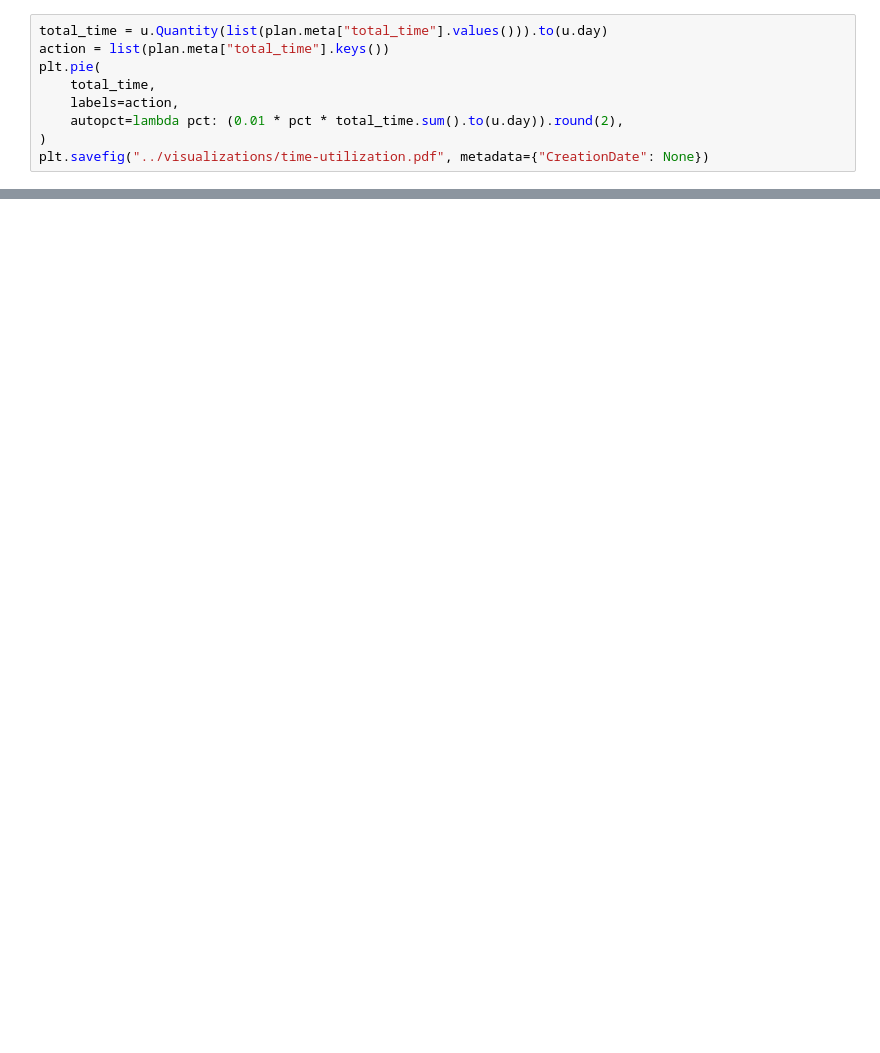
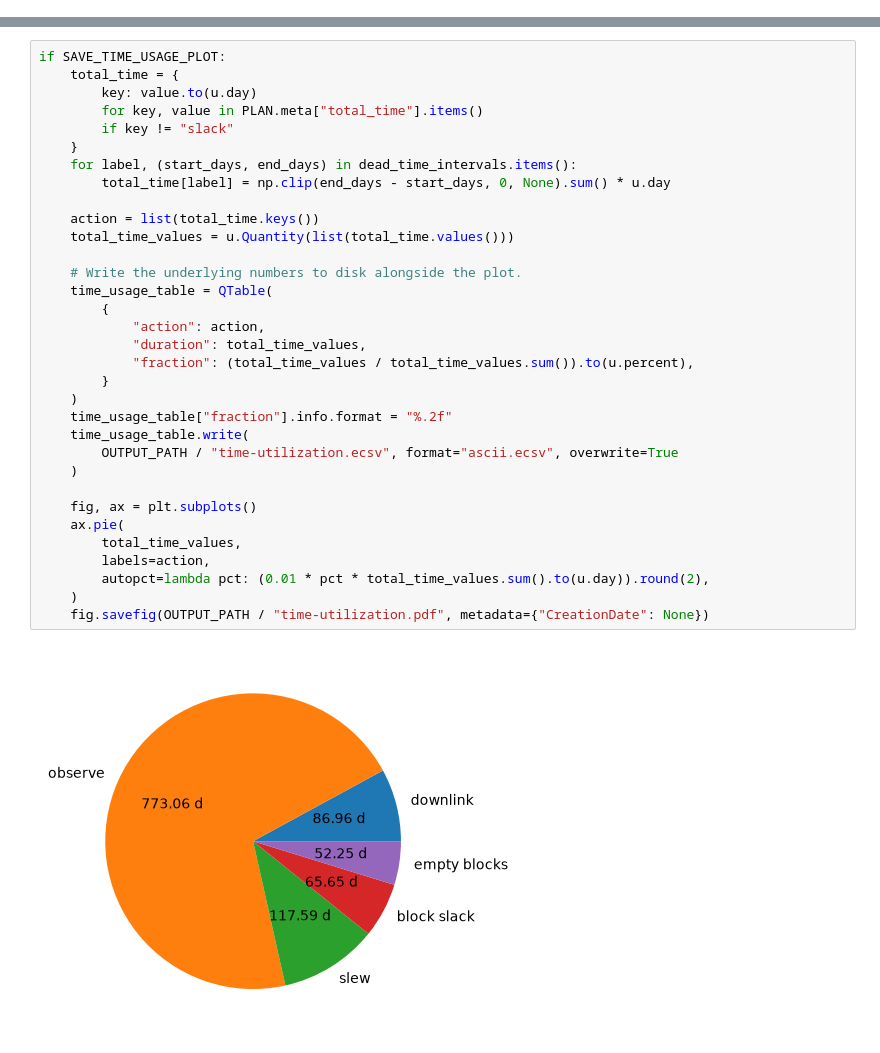
Before and after one commit to m4opt/uvex-scheduler, a Jupyter notebook: notebooks/report.ipynb, the cells around one changed output, grey strips where cells are left out. Drawn from its saved outputs; the diff is of its cells as text; blank space fills up the shorter version.

```diff
--- a/notebooks/report.ipynb
+++ b/notebooks/report.ipynb
@@ -27,9 +0,0 @@ plan = QTable.read("../tables/initial-survey.ecsv")
-# %%
-total_time = u.Quantity(list(plan.meta["total_time"].values())).to(u.day)
-action = list(plan.meta["total_time"].keys())
-plt.pie(
-    total_time,
-    labels=action,
-    autopct=lambda pct: (0.01 * pct * total_time.sum().to(u.day)).round(2),
-)
-plt.savefig("../visualizations/time-utilization.pdf", metadata={"CreationDate": None})
@@ -153,0 +234,35 @@ fig.savefig(
+# %%
+if SAVE_TIME_USAGE_PLOT:
+    total_time = {
+        key: value.to(u.day)
+        for key, value in PLAN.meta["total_time"].items()
+        if key != "slack"
+    }
+    for label, (start_days, end_days) in dead_time_intervals.items():
+        total_time[label] = np.clip(end_days - start_days, 0, None).sum() * u.day
+
+    action = list(total_time.keys())
+    total_time_values = u.Quantity(list(total_time.values()))
+
+    # Write the underlying numbers to disk alongside the plot.
+    time_usage_table = QTable(
+        {
+            "action": action,
+            "duration": total_time_values,
+            "fraction": (total_time_values / total_time_values.sum()).to(u.percent),
+        }
+    )
+    time_usage_table["fraction"].info.format = "%.2f"
+    time_usage_table.write(
+        OUTPUT_PATH / "time-utilization.ecsv", format="ascii.ecsv", overwrite=True
+    )
+
+    fig, ax = plt.subplots()
+    ax.pie(
+        total_time_values,
+        labels=action,
+        autopct=lambda pct: (0.01 * pct * total_time_values.sum().to(u.day)).round(2),
+    )
+    fig.savefig(OUTPUT_PATH / "time-utilization.pdf", metadata={"CreationDate": None})
+# %% [output]
+[figure, added]
```
Also changed, not shown: parts of 56 cells of this notebook.
